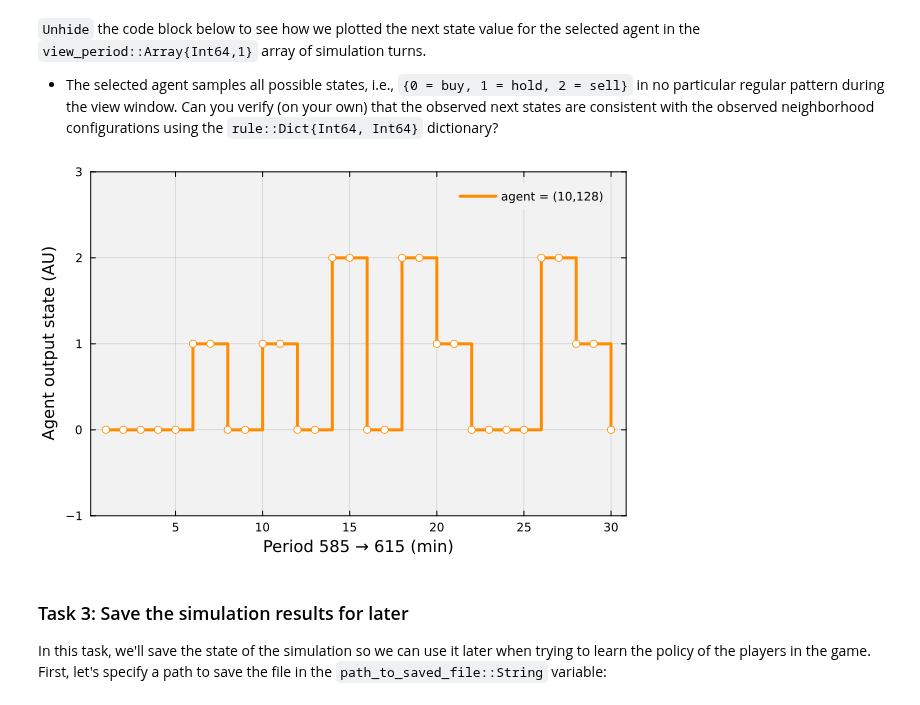
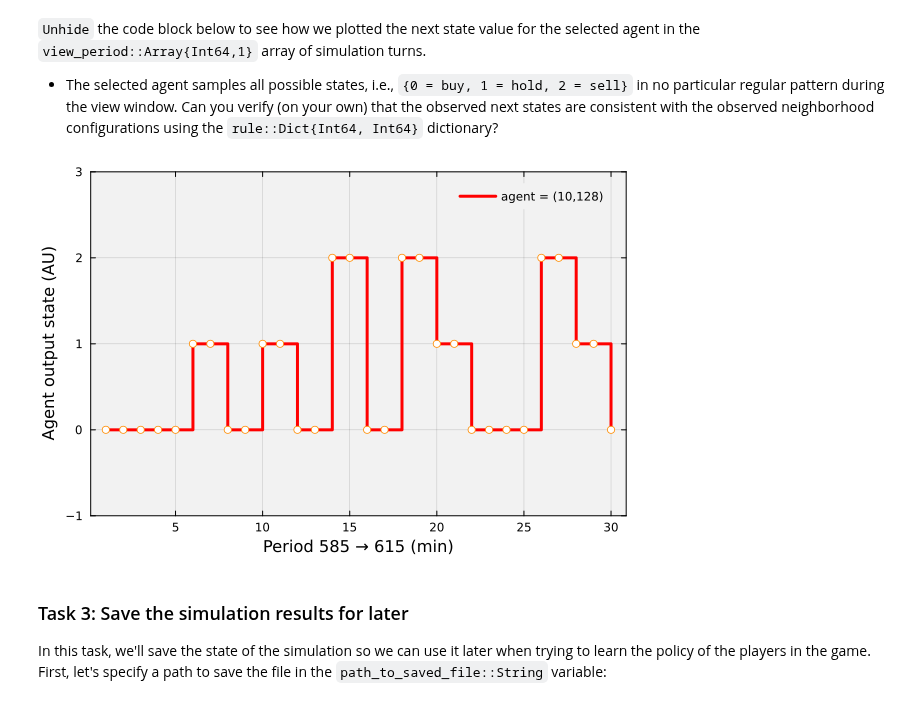
Before and after one commit to varnerlab/CHEME-5660-CourseRepository-Fall-2024, a Jupyter notebook: lectures/week-14/L14a/CHEME-5660-L14a-WolframPolicySimulation-WorkedExample-Fall-2024.ipynb, the cells around one changed output. Cells and saved outputs as stored; diff of their text form; code cells hidden in the pictures.

```diff
--- a/lectures/week-14/L14a/CHEME-5660-L14a-WolframPolicySimulation-WorkedExample-Fall-2024.ipynb
+++ b/lectures/week-14/L14a/CHEME-5660-L14a-WolframPolicySimulation-WorkedExample-Fall-2024.ipynb
@@ -313,35 +322,35 @@ let
 
     N = length(view_period);
 
     view_sample_dataset = Dict{Int64, Array{Int64,1}}();
     for p ∈ 1:(N - 1)
         my_current_frame = view_period[p] |> t-> frames[t];
         my_next_frame = view_period[p+1] |> t-> frames[t];
 
         data = Array{Int64,1}(undef, radius+1)
         for k ∈ 1:radius
             Δ = moves_dictionary[k];
             i,j = î + Δ[1], ĵ + Δ[2];
             data[k] = my_current_frame[i,j];
         end
         data[radius + 1] = my_next_frame[î,ĵ]; # reminder: the rule gives us the *next* state
         view_sample_dataset[p] = data;
     end
 
     next_state_array = Array{Int64,1}();
     for p ∈ 1:(N - 1)
         data = view_sample_dataset[p];
         push!(next_state_array, data[end]);
     end
 
     q = plot(bg="gray95", background_color_outside="white", framestyle = :box, fg_legend = :transparent, legend=:topright);
-    plot(q, next_state_array, ylims=(-1,3), linetype=:steppost, c=:darkorange, lw=3, label="agent = ($(î),$(ĵ))")
+    plot(q, next_state_array, ylims=(-1,3), linetype=:steppost, c=:red, lw=3, label="agent = ($(î),$(ĵ))")
     scatter!(next_state_array, label="", c=:white, msc=:darkorange)
     xlabel!("Period $(first(view_period)) → $(last(view_period)) (min)", fontsize=18)
     ylabel!("Agent output state (AU)", fontsize=18)
 end
 # %% [output]
-[figure, old version]
+[figure, new version]
 # %% [markdown]
 ### Task 3: Save the simulation results for later
 In this task, we'll save the state of the simulation so we can use it later when trying to learn the policy of the players in the game. First, let's specify a path to save the file in the `path_to_saved_file::String` variable:
```
Also changed, not shown: parts of 5 cells of this notebook, 3 other files.
